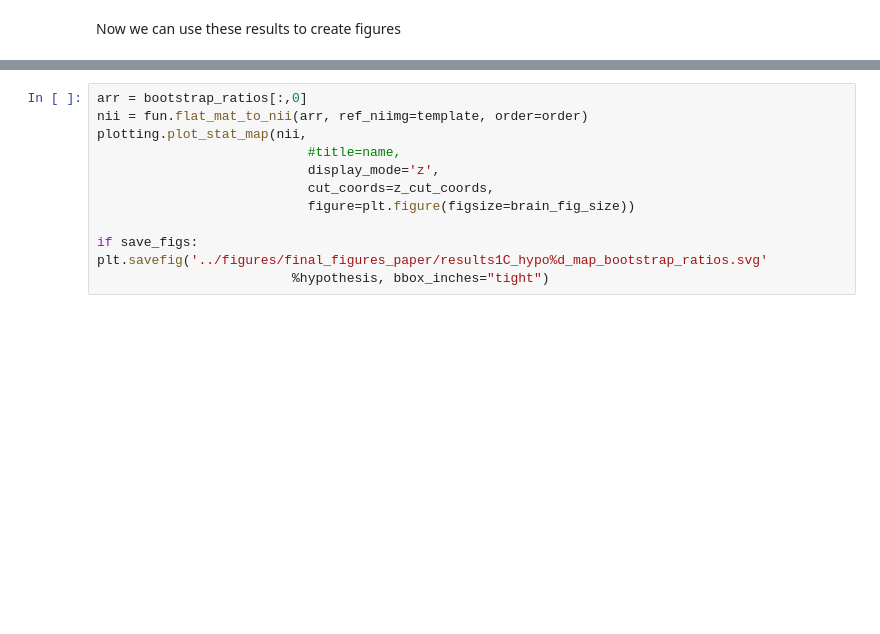
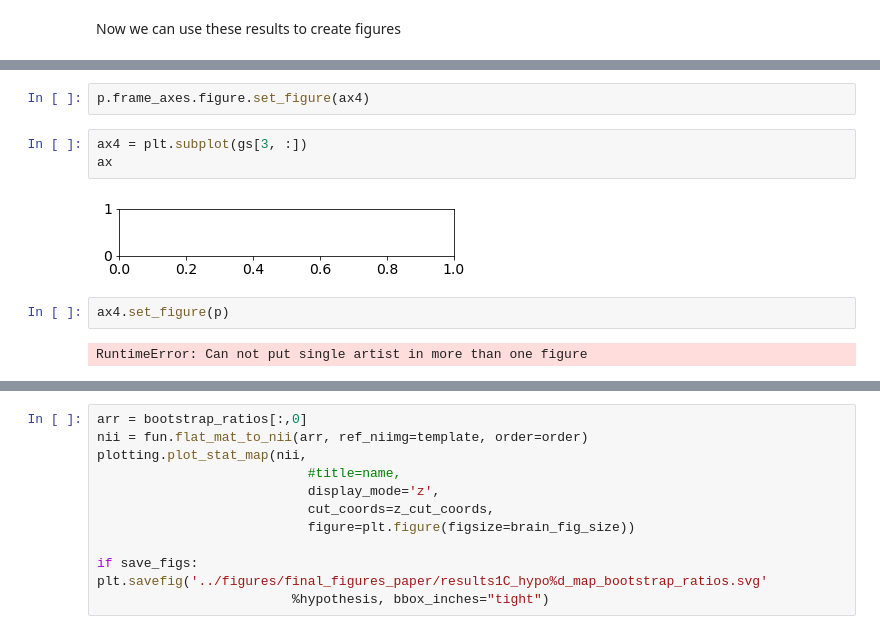
Before and after one commit to koudyk/narps_meta, a Jupyter notebook: analyses/Analysis_I-evaluating_the_problem.ipynb, the cells around one changed output, grey strips where cells are left out. Drawn from its saved outputs; the diff is of its cells as text; blank space fills up the shorter version.

```diff
--- a/analyses/Analysis_I-evaluating_the_problem.ipynb
+++ b/analyses/Analysis_I-evaluating_the_problem.ipynb
@@ -771,0 +762,11 @@ p-values  [0.00699301 0.1028971  0.38361638 0.64035964 0.76023976 0.85514486
+# %%
+p.frame_axes.figure.set_figure(ax4)
+# %%
+ax4 = plt.subplot(gs[3, :])
+ax
+# %% [output]
+[figure, added]
+# %%
+ax4.set_figure(p)
+# %% [output]
+RuntimeError: Can not put single artist in more than one figure
```
Also changed, not shown: parts of 8 cells of this notebook, 1 other file.
